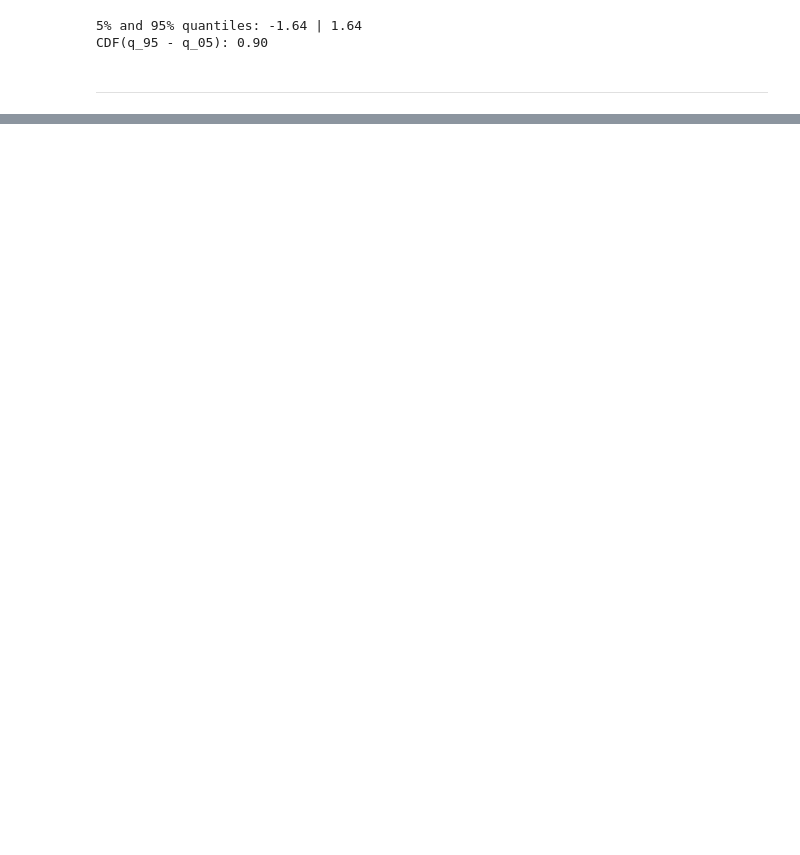
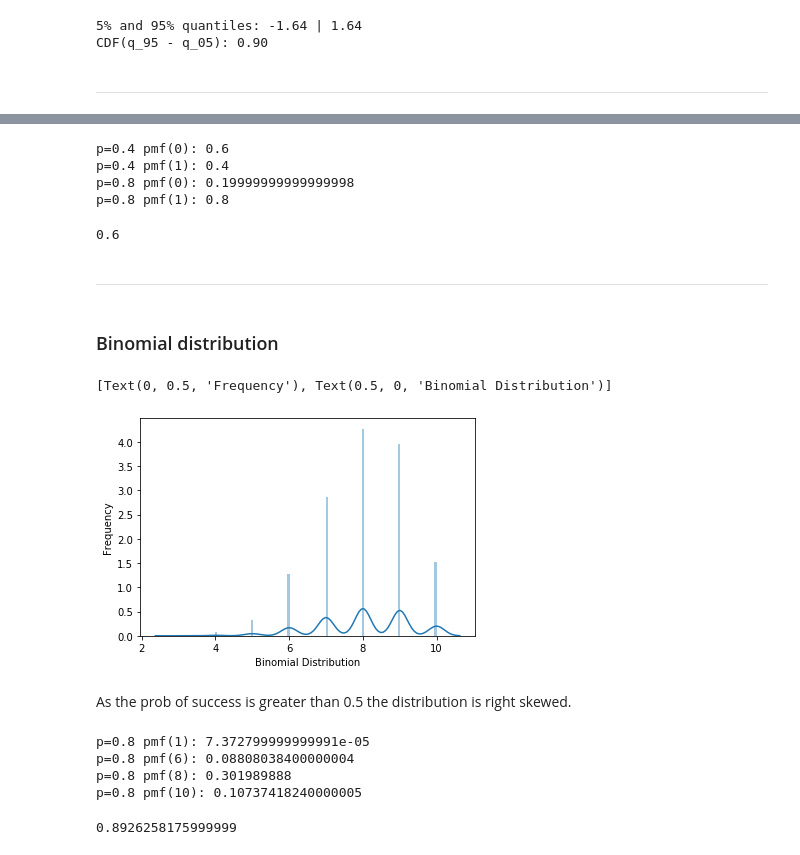
Before and after one commit to elisiojsj/Reference-Materials, a Jupyter notebook: Probability_distributions.ipynb, the cells around one changed output, grey strips where cells are left out. Cells and saved outputs as stored; diff of their text form; code cells hidden in the pictures; blank space fills up the shorter version.

```diff
--- a/Probability_distributions.ipynb
+++ b/Probability_distributions.ipynb
@@ -74,0 +135,29 @@ CDF(q_95 - q_05): 0.90
+# %%
+# Bernoulli uses PMF because it's a discrete function.
+# It's distributed over only 0 or 1 according to the prob. p
+b_04_0 = bernoulli(p=0.4).pmf(0)
+b_04_1 = bernoulli(p=0.4).pmf(1)
+b_08_0 = bernoulli(p=0.8).pmf(0)
+b_08_1 = bernoulli(p=0.8).pmf(1)
+print("p=0.4 pmf(0):", b_04_0)
+print("p=0.4 pmf(1):", b_04_1)
+print("p=0.8 pmf(0):", b_08_0)
+print("p=0.8 pmf(1):", b_08_1)
+# %% [output]
+p=0.4 pmf(0): 0.6
+p=0.4 pmf(1): 0.4
+p=0.8 pmf(0): 0.19999999999999998
+p=0.8 pmf(1): 0.8
+# %%
+# Evaluate the CDF for the bernoulli distribution at point 0.5
+# As the values are concentrated only at the points 0 and 1
+# we expect the return of the prob concentrated at the point 0.
+# which is 0.6 given that 0.4 are on 1.
+bernoulli(p=0.4).cdf(0.5)
+# %% [output]
+0.6
+# %% [markdown]
+
+---
+# %% [markdown]
+### Binomial distribution
@@ -74,0 +166,32 @@ CDF(q_95 - q_05): 0.90
+# %%
+# generate distribution data with number of trials (n) and prob (p)
+n = 10
+p = 0.8
+data_binom = binom.rvs(n=n,p=p,size=10000)
+# %%
+sns.distplot(data_binom, bins=100, kde=True).set(xlabel='Binomial Distribution', ylabel='Frequency')
+# %% [output]
+[Text(0, 0.5, 'Frequency'), Text(0.5, 0, 'Binomial Distribution')]
+[figure, added]
+# %% [markdown]
+As the prob of success is greater than 0.5 the distribution is right skewed.
+# %%
+# Binomial uses PMF because it's a discrete function.
+b_08_02 = binom(n=10,p=0.8).pmf(2)
+b_08_06 = binom(n=10,p=0.8).pmf(6)
+b_08_08 = binom(n=10,p=0.8).pmf(8)
+b_08_10 = binom(n=10,p=0.8).pmf(10)
+print("p=0.8 pmf(1):", b_08_02)
+print("p=0.8 pmf(6):", b_08_06)
+print("p=0.8 pmf(8):", b_08_08)
+print("p=0.8 pmf(10):", b_08_10)
+# %% [output]
+p=0.8 pmf(1): 7.372799999999991e-05
+p=0.8 pmf(6): 0.08808038400000004
+p=0.8 pmf(8): 0.301989888
+p=0.8 pmf(10): 0.10737418240000005
+# %%
+# Evaluate the CDF for a binomial distribution (9 trials, 0.8 prob of success) at point 9
+binom(n=10, p=0.8).cdf(9)
+# %% [output]
+0.8926258175999999
```
Also changed, not shown: parts of 16 cells of this notebook.
